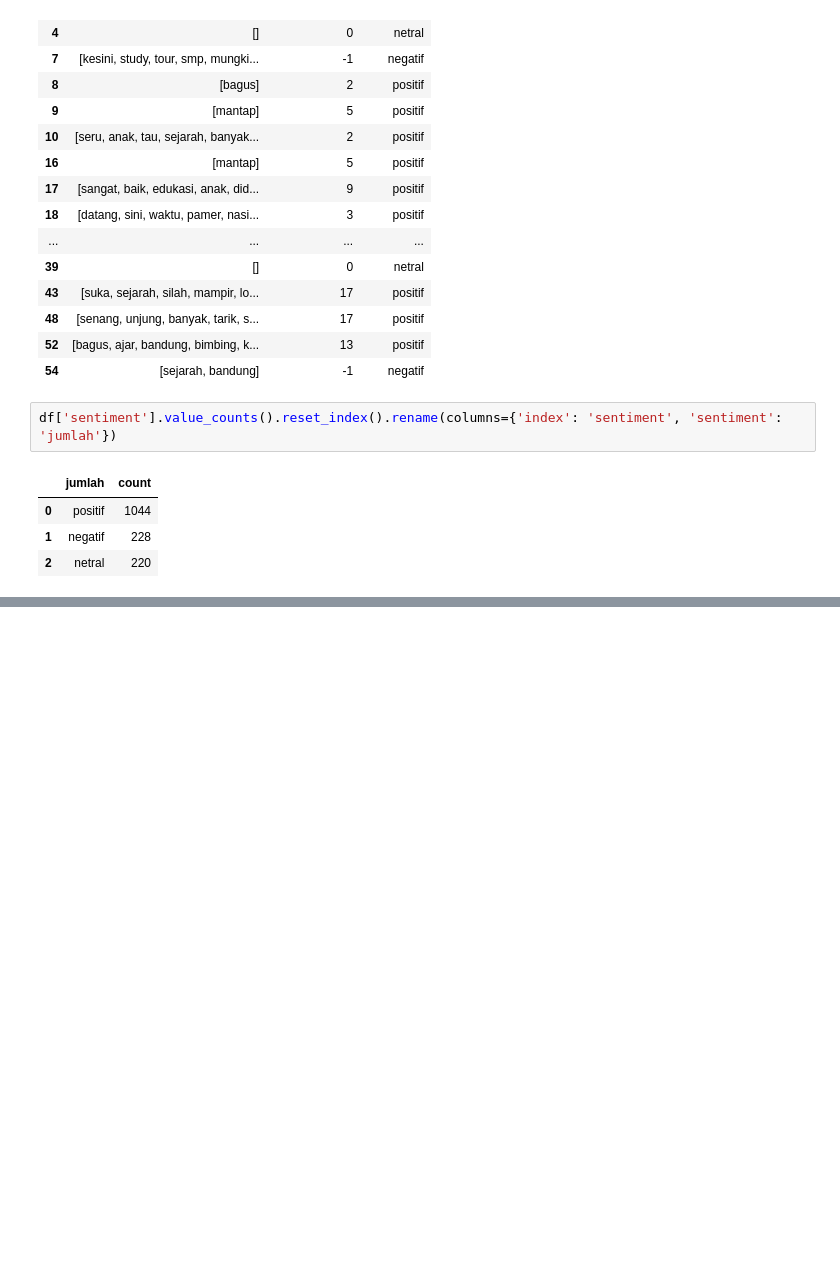
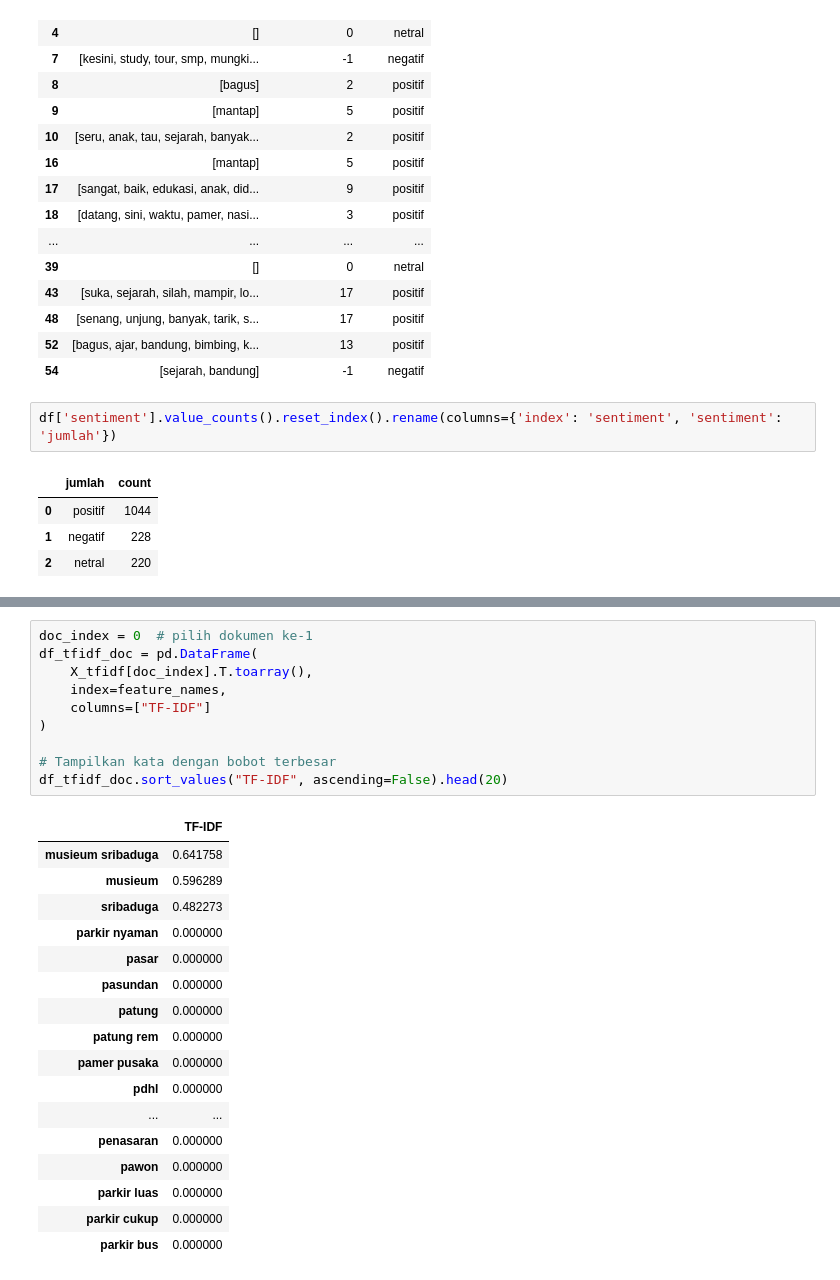
Before and after one commit to deviwlndr/714220054_Devi-Wulandari, a Jupyter notebook: analisis_sentimen.ipynb, the cells around one changed output, grey strips where cells are left out. Saved outputs shown, nothing was run; the diff lists cells and outputs as text; blank space fills up the shorter version.

```diff
--- a/analisis_sentimen.ipynb
+++ b/analisis_sentimen.ipynb
@@ -460,0 +509,28 @@ df['sentiment'].value_counts().reset_index().rename(columns={'index': 'sentiment
+# %%
+doc_index = 0  # pilih dokumen ke-1
+df_tfidf_doc = pd.DataFrame(
+    X_tfidf[doc_index].T.toarray(),
+    index=feature_names,
+    columns=["TF-IDF"]
+)
+
+# Tampilkan kata dengan bobot terbesar
+df_tfidf_doc.sort_values("TF-IDF", ascending=False).head(20)
+# %% [output]
+|  | TF-IDF |
+| musieum sribaduga | 0.641758 |
+| musieum | 0.596289 |
+| sribaduga | 0.482273 |
+| parkir nyaman | 0.000000 |
+| pasar | 0.000000 |
+| pasundan | 0.000000 |
+| patung | 0.000000 |
+| patung rem | 0.000000 |
+| pamer pusaka | 0.000000 |
+| pdhl | 0.000000 |
+| ... | ... |
+| penasaran | 0.000000 |
+| pawon | 0.000000 |
+| parkir luas | 0.000000 |
+| parkir cukup | 0.000000 |
+| parkir bus | 0.000000 |
```
Also changed, not shown: parts of 17 cells of this notebook.
